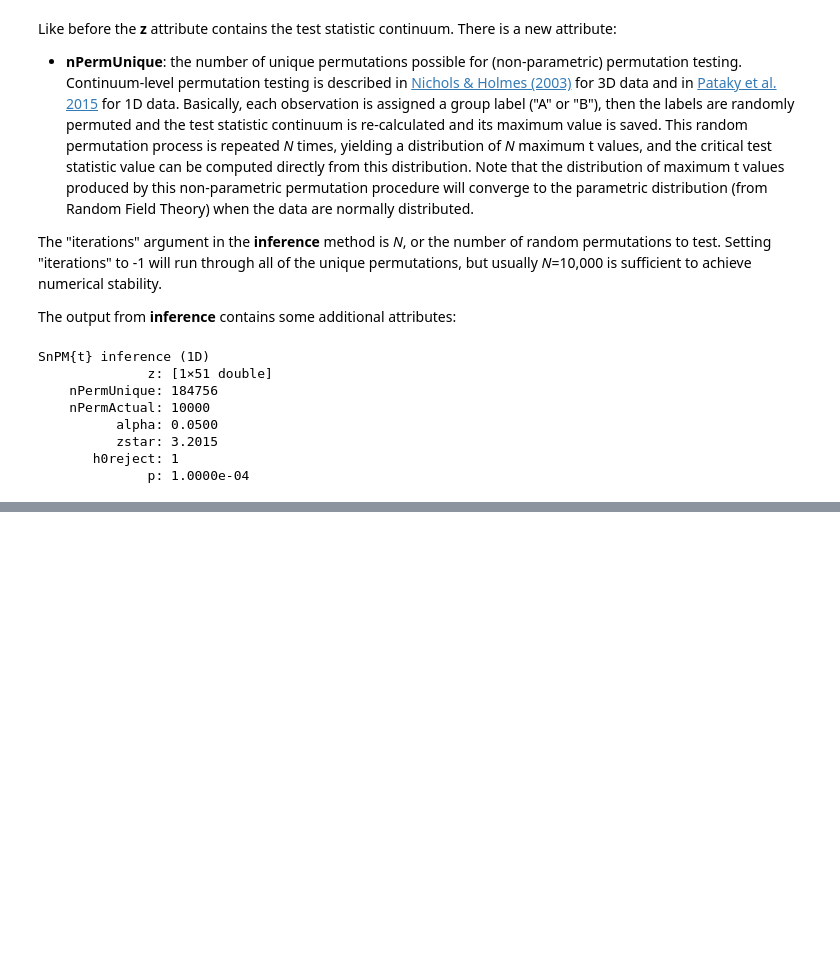
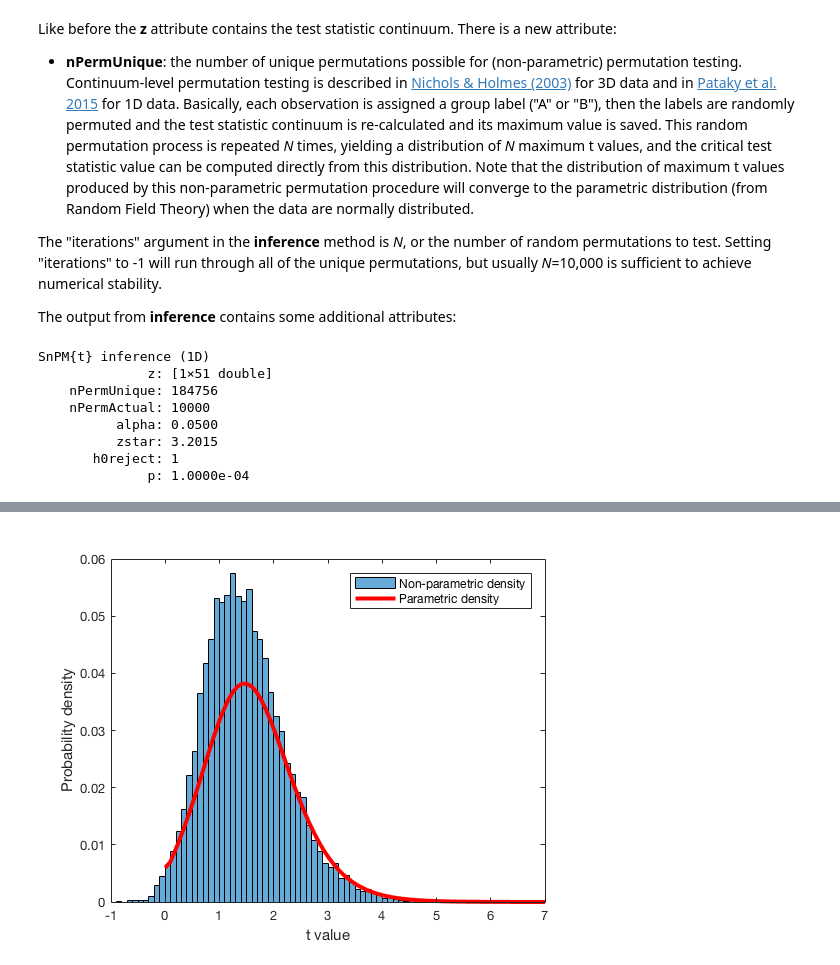
Before and after one commit to 0todd0000/fda-pca-spm, a Jupyter notebook: Notebooks/ipynb/3_SnPM.ipynb, the cells around one changed output, grey strips where cells are left out. Drawn from its saved outputs; the diff is of its cells as text; code cells hidden in the pictures; blank space fills up the shorter version.

```diff
--- a/Notebooks/ipynb/3_SnPM.ipynb
+++ b/Notebooks/ipynb/3_SnPM.ipynb
@@ -63,0 +95,28 @@ Identical to parametric inference, the Type I error rate **alpha**, the critical
+# %%
+% Use a parametric test to estimate smoothness:
+spm  = spm1d.stats.ttest2(Pin_Force_Bow_Male', Pin_Force_Bow_Female');
+fwhm = spm.fwhm;   %smoothness
+
+% Assemble other parameters:
+df   = 18;  %degrees of freedom
+Q    = 51;  %continuum length (in nodes)
+
+
+% Construct the (parametric) RFT density:
+x  = linspace(0, 7, 80);
+sf = zeros(80,1);  %survival function
+for i = 1:80
+    sf(i) = spm1d.rft1d.t.sf(x(i), df, Q, fwhm);
+end
+pdf = gradient(1 - sf);  %probability density
+
+
+% Plot results
+histogram( snpmi.PDF0, 'normalization', 'probability' )
+hold on
+plot(x, pdf, 'r-', 'linewidth', 3)
+xlabel('t value')
+ylabel('Probability density')
+legend('Non-parametric density', 'Parametric density')
+# %% [output]
+[figure, added]
```
Also changed, not shown: parts of 7 cells of this notebook, 3 other files.
